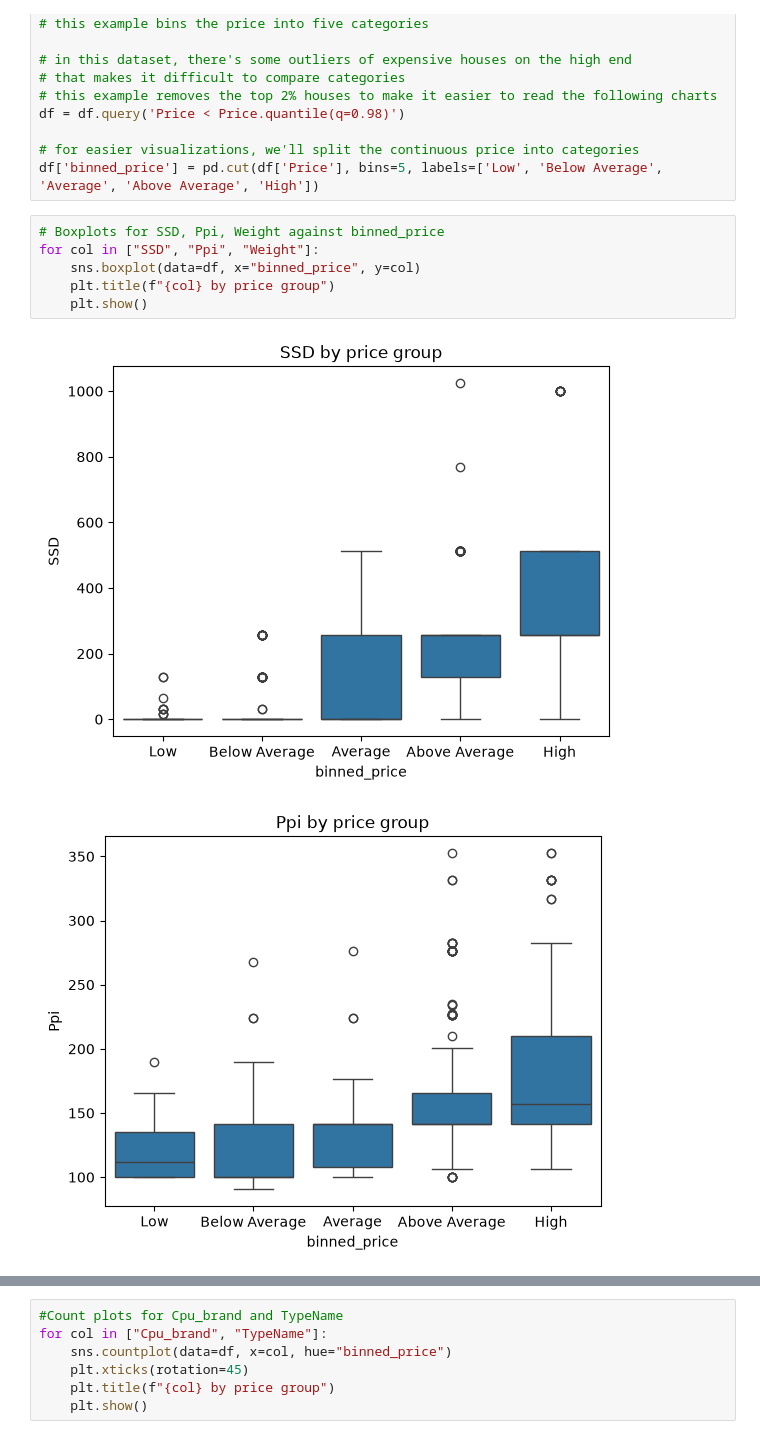
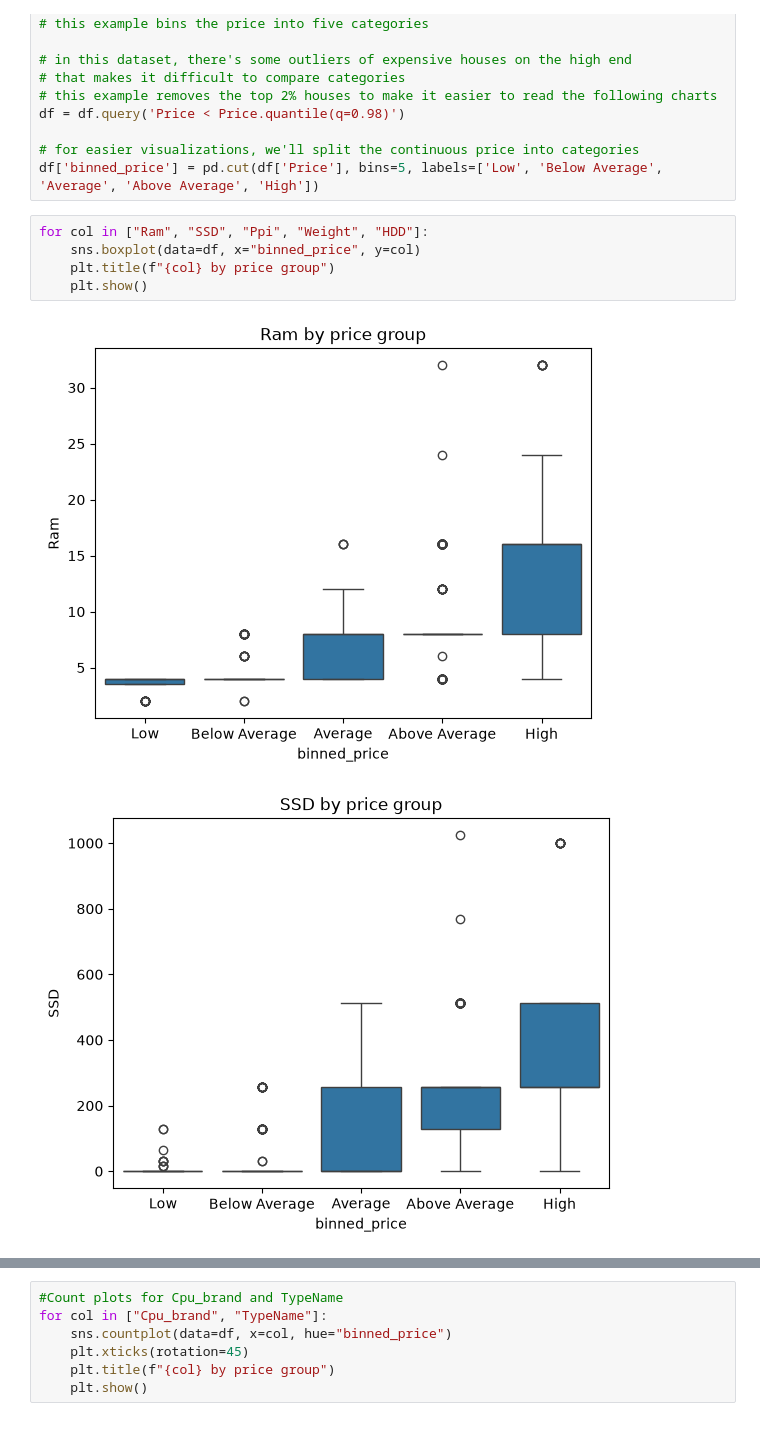
Before and after one commit to gayaniwijesinghe91/AdvancedDataAnalytics, a Jupyter notebook: Exercise 1/Regression/Task3a/Exercise1_Task3a_Overlapping_and_trends.ipynb, the cells around one changed output, grey strips where cells are left out. Drawn from its saved outputs; the diff is of its cells as text.

```diff
--- a/Exercise 1/Regression/Task3a/Exercise1_Task3a_Overlapping_and_trends.ipynb
+++ b/Exercise 1/Regression/Task3a/Exercise1_Task3a_Overlapping_and_trends.ipynb
@@ -23,11 +23,10 @@ df = df.query('Price < Price.quantile(q=0.98)')
 # for easier visualizations, we'll split the continuous price into categories
 df['binned_price'] = pd.cut(df['Price'], bins=5, labels=['Low', 'Below Average', 'Average', 'Above Average', 'High'])
 # %%
-# Boxplots for SSD, Ppi, Weight against binned_price
-for col in ["SSD", "Ppi", "Weight"]:
+for col in ["Ram", "SSD", "Ppi", "Weight", "HDD"]:
     sns.boxplot(data=df, x="binned_price", y=col)
     plt.title(f"{col} by price group")
     plt.show()
 # %% [output]
-[figure, old version]
+[figure, new version]
-[figure, old version]
+[figure, new version]
```
Also changed, not shown: parts of 6 cells of this notebook, 6 other files.
